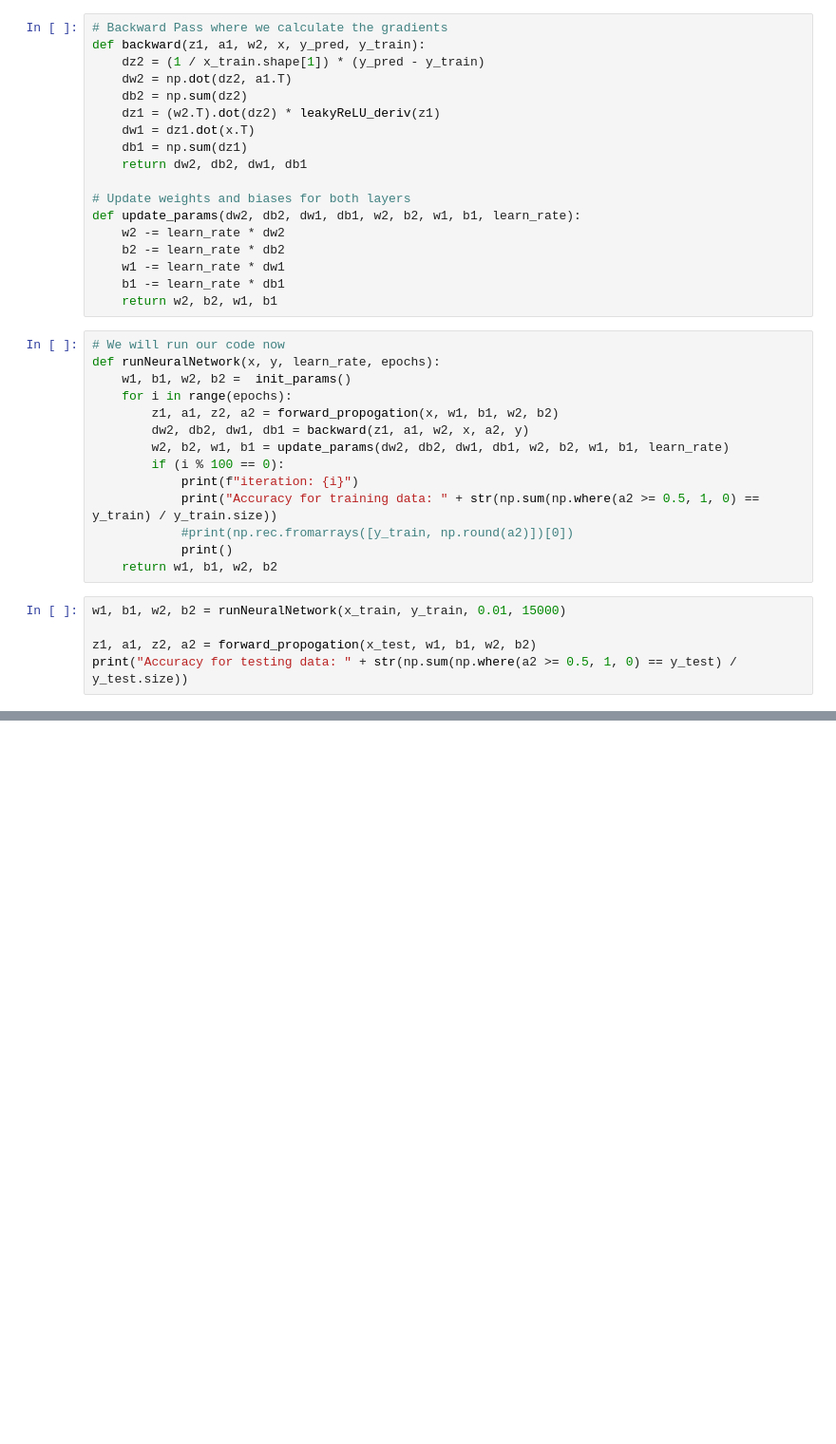
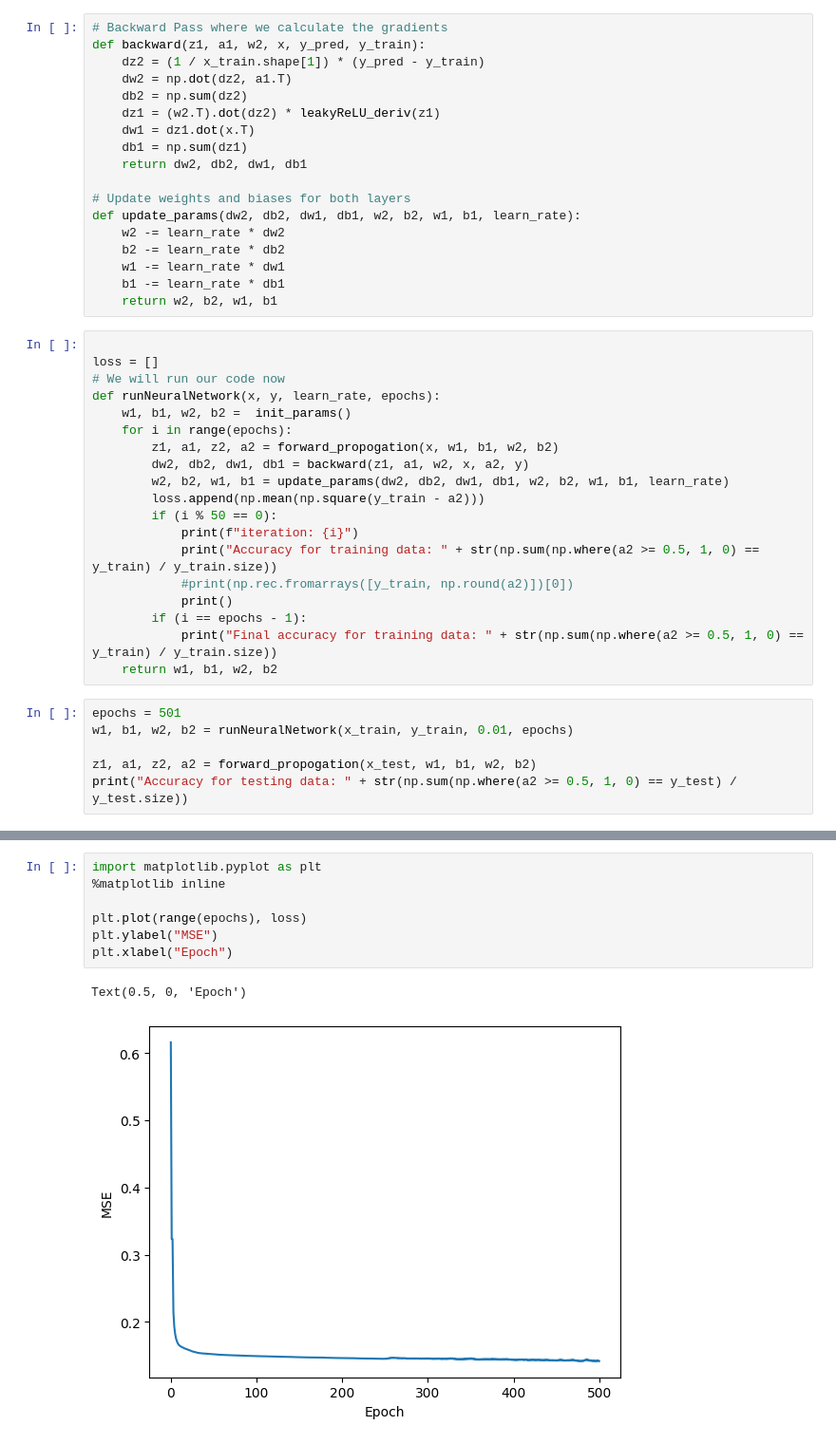
Before and after one commit to benkim2284/Diabetes-Prediction-Neural-Network-From-Scratch, a Jupyter notebook: diabetes-prediction-neural-network-from-scratch.ipynb, the cells around one changed output, grey strips where cells are left out. Shown at 95% size. Drawn from its saved outputs; the diff is of its cells as text; blank space fills up the shorter version.

```diff
--- a/diabetes-prediction-neural-network-from-scratch.ipynb
+++ b/diabetes-prediction-neural-network-from-scratch.ipynb
@@ -303,6 +303,8 @@ def update_params(dw2, db2, dw1, db1, w2, b2, w1, b1, learn_rate):
     b1 -= learn_rate * db1
     return w2, b2, w1, b1
 # %%
+
+loss = []
 # We will run our code now
 def runNeuralNetwork(x, y, learn_rate, epochs):
     w1, b1, w2, b2 =  init_params()
@@ -310,14 +312,18 @@ def runNeuralNetwork(x, y, learn_rate, epochs):
         z1, a1, z2, a2 = forward_propogation(x, w1, b1, w2, b2)
         dw2, db2, dw1, db1 = backward(z1, a1, w2, x, a2, y)
         w2, b2, w1, b1 = update_params(dw2, db2, dw1, db1, w2, b2, w1, b1, learn_rate)
-        if (i % 100 == 0):
+        loss.append(np.mean(np.square(y_train - a2)))
+        if (i % 50 == 0):
             print(f"iteration: {i}")
             print("Accuracy for training data: " + str(np.sum(np.where(a2 >= 0.5, 1, 0) == y_train) / y_train.size))
             #print(np.rec.fromarrays([y_train, np.round(a2)])[0])
             print()
+        if (i == epochs - 1):
+            print("Final accuracy for training data: " + str(np.sum(np.where(a2 >= 0.5, 1, 0) == y_train) / y_train.size))
     return w1, b1, w2, b2
 # %%
-w1, b1, w2, b2 = runNeuralNetwork(x_train, y_train, 0.01, 15000)
+epochs = 501
+w1, b1, w2, b2 = runNeuralNetwork(x_train, y_train, 0.01, epochs)
 
 z1, a1, z2, a2 = forward_propogation(x_test, w1, b1, w2, b2)
 print("Accuracy for testing data: " + str(np.sum(np.where(a2 >= 0.5, 1, 0) == y_test) / y_test.size))
@@ -341,0 +348,10 @@ Accuracy for testing data: 0.7819548872180451
+# %%
+import matplotlib.pyplot as plt
+%matplotlib inline
+
+plt.plot(range(epochs), loss)
+plt.ylabel("MSE")
+plt.xlabel("Epoch")
+# %% [output]
+Text(0.5, 0, 'Epoch')
+[figure, added]
```
Also changed, not shown: parts of 3 cells of this notebook.
